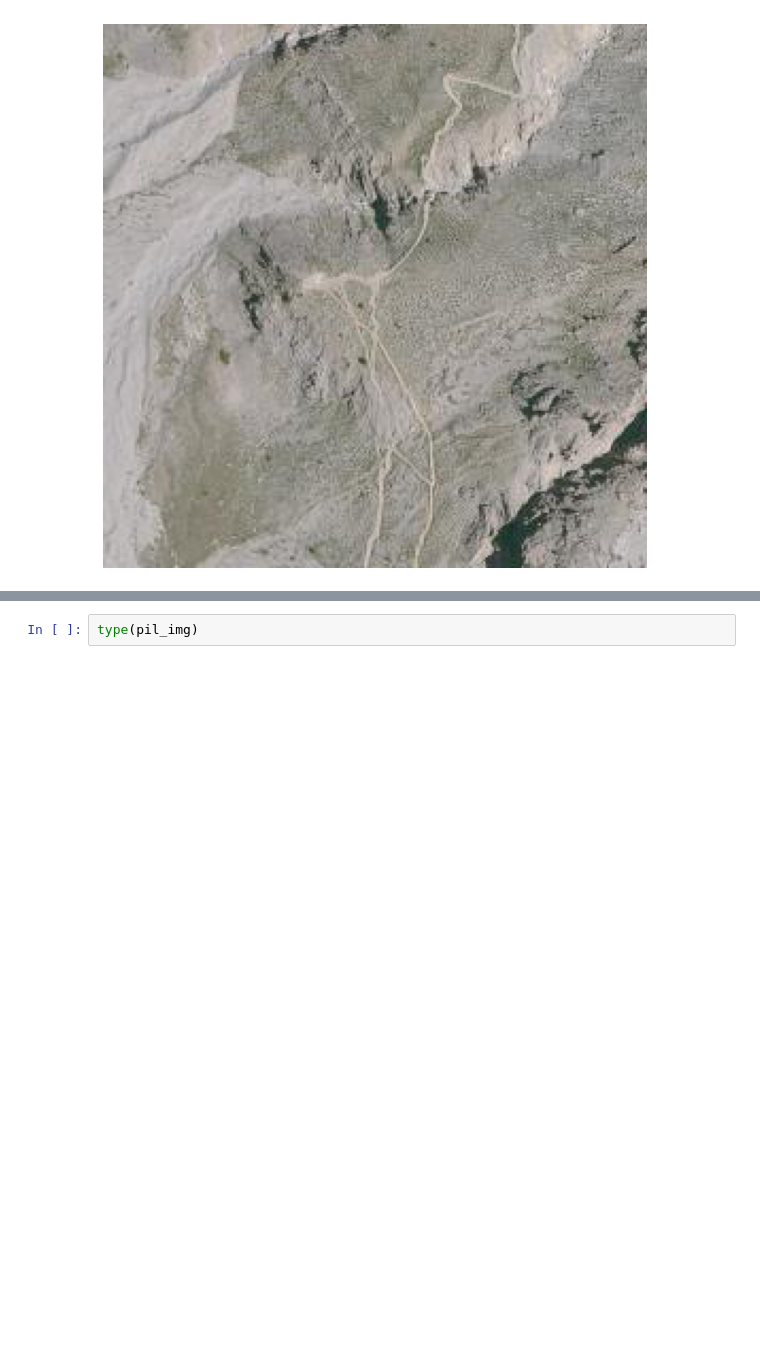
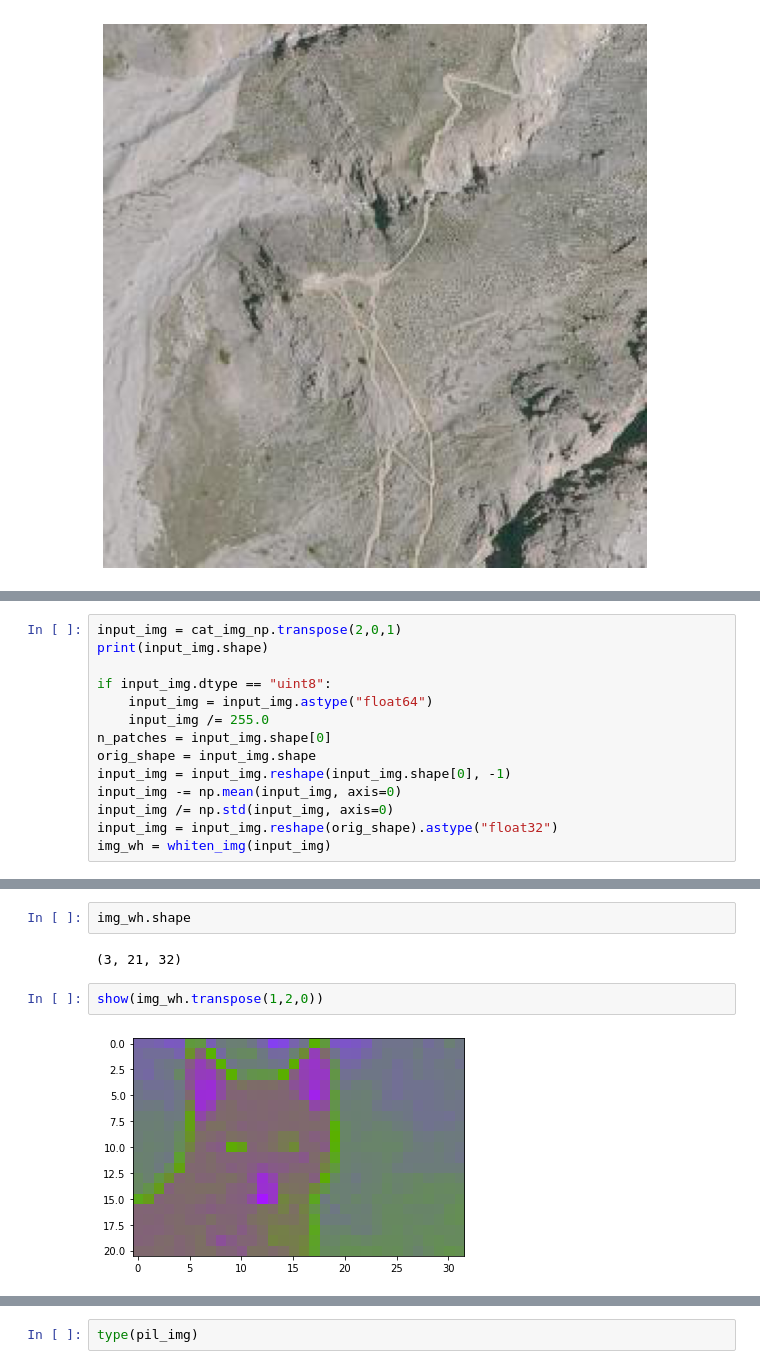
Before and after one commit to salelkafrawy/remote_sensing, a Jupyter notebook: notebooks/geotiff_exploration.ipynb, the cells around one changed output, grey strips where cells are left out. Saved outputs shown, nothing was run; the diff lists cells and outputs as text; blank space fills up the shorter version.

```diff
--- a/notebooks/geotiff_exploration.ipynb
+++ b/notebooks/geotiff_exploration.ipynb
@@ -37,0 +131,14 @@ pil_img = Image.fromarray(img)
+# %%
+input_img = cat_img_np.transpose(2,0,1)
+print(input_img.shape)
+
+if input_img.dtype == "uint8":
+    input_img = input_img.astype("float64")
+    input_img /= 255.0
+n_patches = input_img.shape[0]
+orig_shape = input_img.shape
+input_img = input_img.reshape(input_img.shape[0], -1)
+input_img -= np.mean(input_img, axis=0)
+input_img /= np.std(input_img, axis=0)
+input_img = input_img.reshape(orig_shape).astype("float32")
+img_wh = whiten_img(input_img)
@@ -37,0 +153,8 @@ pil_img = Image.fromarray(img)
+# %%
+img_wh.shape
+# %% [output]
+(3, 21, 32)
+# %%
+show(img_wh.transpose(1,2,0))
+# %% [output]
+[figure, added]
```
Also changed, not shown: parts of 14 cells of this notebook, 27 other files.
